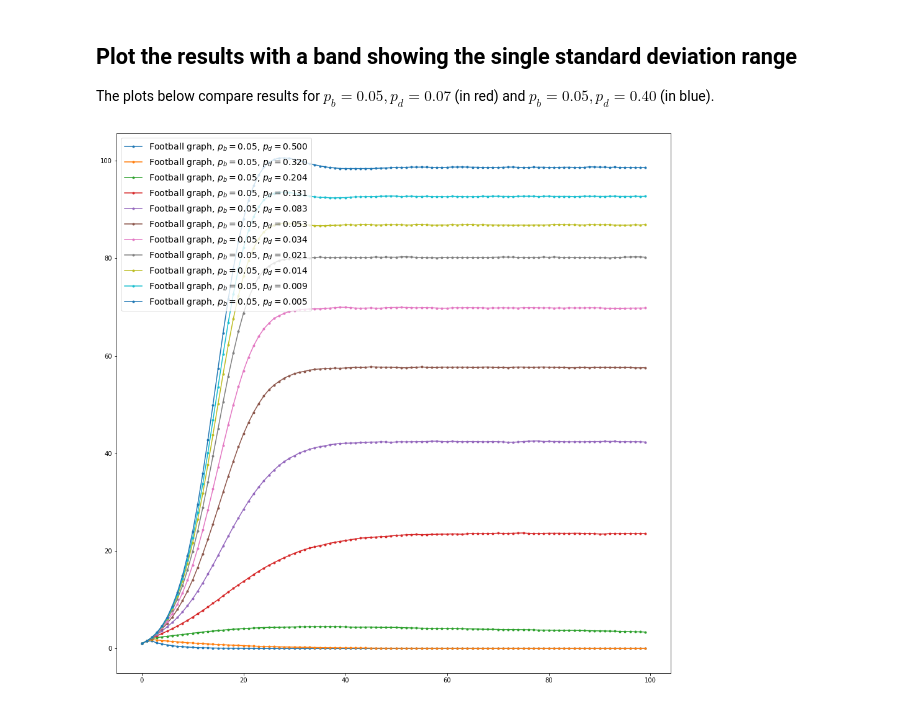
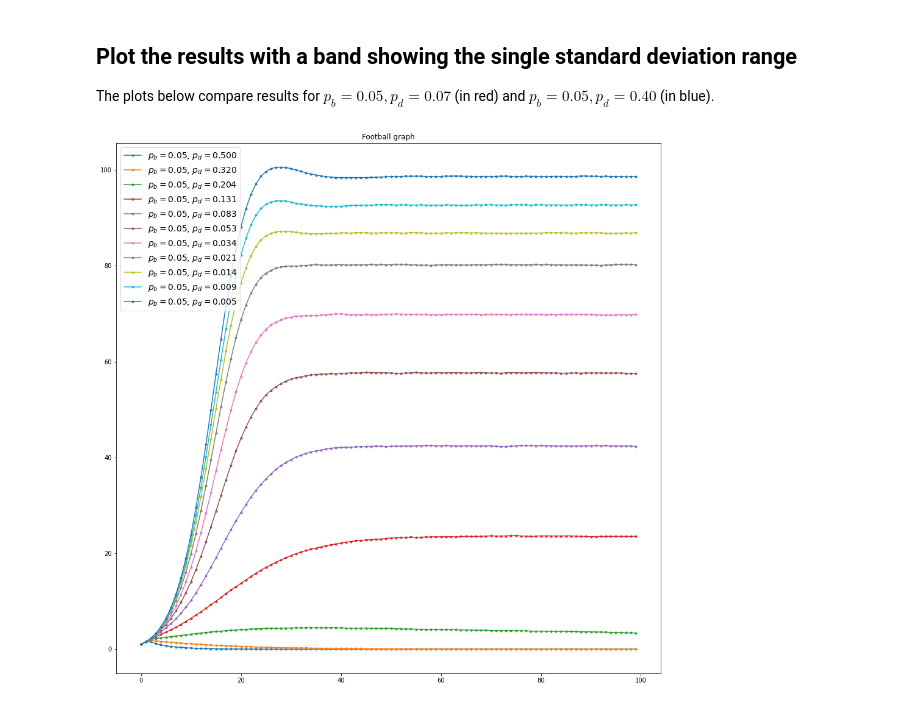
Before and after one commit to rkingan/disease-sim, a Jupyter notebook: notebooks/sim-experiment-02.ipynb, the cells around one changed output. Drawn from its saved outputs; the diff is of its cells as text; code cells hidden in the pictures.

Commit message:
Fixed legend for plots

```diff
--- a/notebooks/sim-experiment-02.ipynb
+++ b/notebooks/sim-experiment-02.ipynb
@@ -42,7 +42,7 @@ import matplotlib.pyplot as plt
 pdi = [500, 400, 320, 256, 204, 163, 131, 104, 83, 67, 53, 42, 34, 27, 21, 17, 14, 11, 9, 7, 5, 4]
 pds = [float(x) / 1000 for x in pdi]
 fnames = [f"football-pb-05-pd-{x:03d}.csv" for x in pdi]
-names = [f"Football graph, $p_b=0.05$, $p_d={x:5.3f}$" for x in pds]
+names = [f"$p_b=0.05$, $p_d={x:5.3f}$" for x in pds]
 
 dfs = [pd.read_csv("../" + fname) for fname in fnames]
 # %% [markdown]
@@ -58,8 +58,9 @@ The plots below compare results for $p_b = 0.05, p_d=0.07$ (in red) and $p_b=0.0
 # %%
 fig, ax = plt.subplots(figsize=(16, 16))
 for i in range(0, len(pdi), 2):
     ax.plot(X, df_means[i], marker=".", label=names[i])
 ax.legend(prop={"size": 14})
+ax.set_title("Football graph")
 plt.show()
 # %% [output]
-[figure, old version]
+[figure, new version]
```
